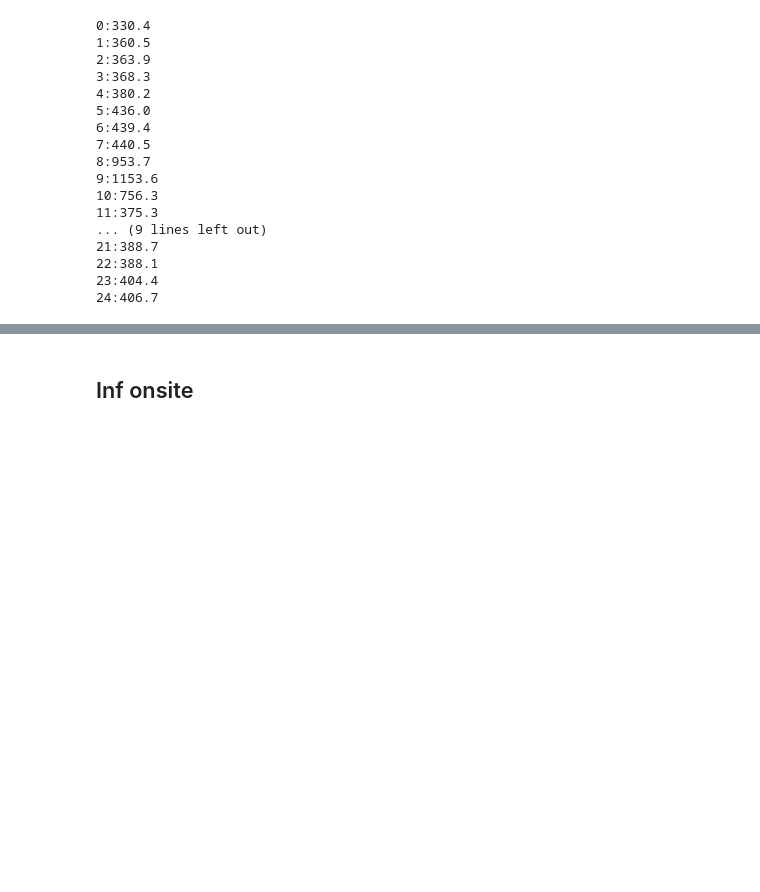
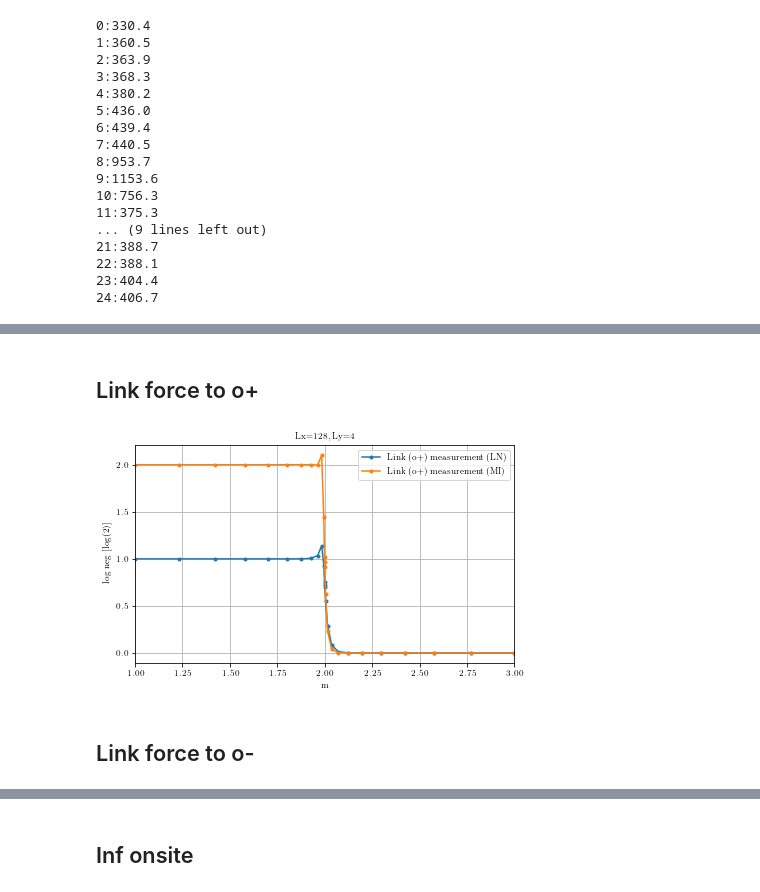
Before and after one commit to hainingpan/SPT, a Jupyter notebook: test_Chern_insulator.ipynb, the cells around one changed output, grey strips where cells are left out. Saved outputs shown, nothing was run; the diff lists cells and outputs as text; code cells hidden in the pictures; blank space fills up the shorter version.

```diff
--- a/test_Chern_insulator.ipynb
+++ b/test_Chern_insulator.ipynb
@@ -1278,0 +1389,41 @@ NameError: name 'LN_Born_link_list' is not defined
+# %% [markdown]
+## Link force to o+
+# %%
+m_list=(lambda x:(x-2)**3+2 )(np.linspace(1,3,25))
+# m_list=np.linspace(1,3,10)
+LN_Born_link_op_list=[]
+MI_Born_link_op_list=[]
+Lx,Ly=128,4
+def run(p):
+    m,Lx,Ly=p
+    params=Params(m=m,Lx=Lx,Ly=Ly,bcx=-1,bcy=1)
+    params.measure_all_Born([np.arange(Lx//4,Lx//2),np.arange(Ly)],type='link',prob=[1,0,0,0])
+    LN=params.log_neg([np.arange(Lx//4),np.arange(Ly)],[np.arange(Lx//4)+Lx//2,np.arange(Ly)])
+    MI=params.mutual_information_m([np.arange(Lx//4),np.arange(Ly)],[np.arange(Lx//4)+Lx//2,np.arange(Ly)])
+    return MI,LN
+
+
+inputs=[(m,Lx,Ly) for m in m_list]
+async_result=(rc[:].map_sync(run,inputs))
+
+for index,results in enumerate(async_result):
+    MI_Born_link_op_list.append(results[0])
+    LN_Born_link_op_list.append(results[1])
+# %%
+fig,ax=plt.subplots()
+# ax.plot(m_list,LN_no_list,'.-',label='No measurement')
+
+ax.plot(m_list,LN_Born_link_op_list/np.log(2),'.-',label='Link (o+) measurement (LN)')
+ax.plot(m_list,MI_Born_link_op_list/np.log(2),'.-',label='Link (o+) measurement (MI)')
+
+ax.legend()
+ax.grid('on')
+ax.set_xlabel(r'm')
+ax.set_ylabel(r'log neg [log(2)]')
+ax.margins(x=0)
+ax.set_title('Lx={:d}, Ly={:d}'.format(Lx,Ly))
+fig.savefig('/mnt/d/KITP/Rp_SPT/8/LN_CI_Born_link_op_Lx{:d}_Ly{:d}.pdf'.format(Lx,Ly),bbox_inches='tight')
+# %% [output]
+[figure, added]
+# %% [markdown]
+## Link force to o-
```
Also changed, not shown: parts of 52 cells of this notebook, 1 other file.
